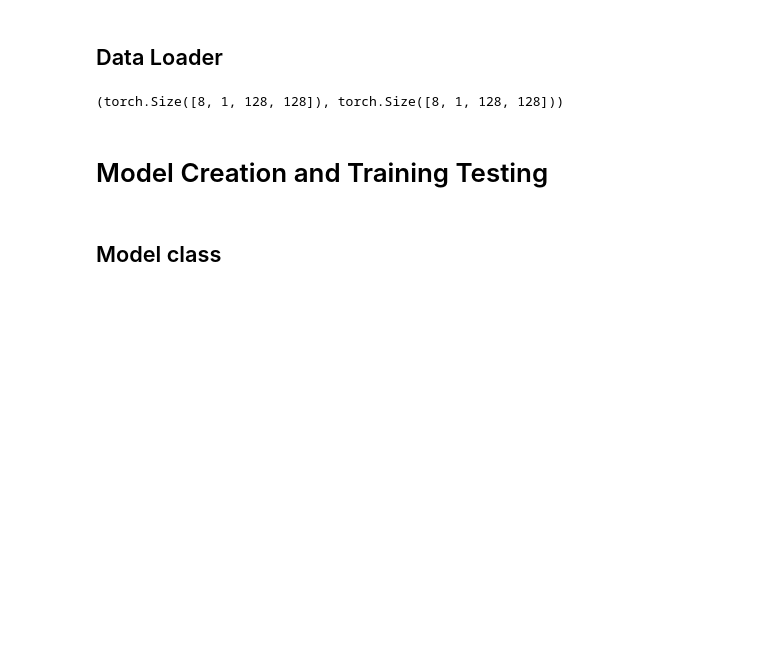
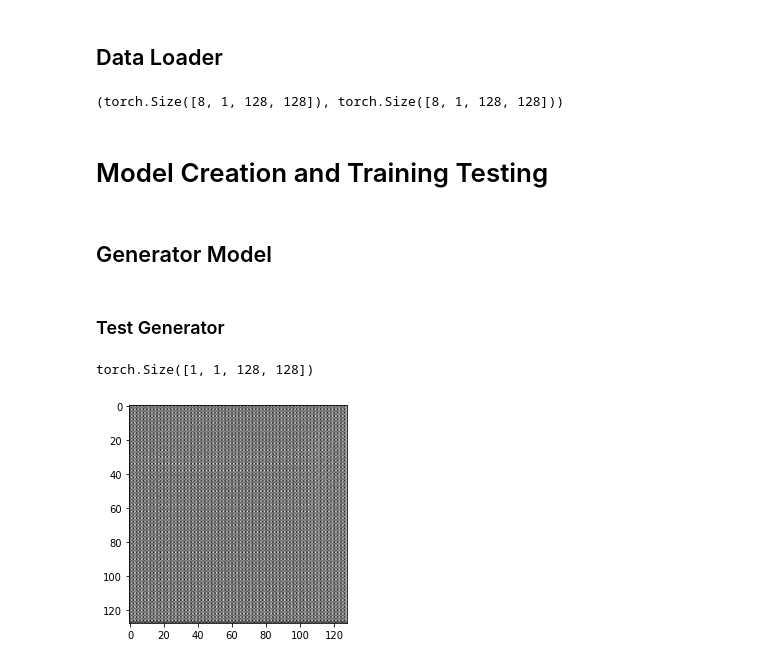
Before and after one commit to Zahidlab/OCT-classifier, a Jupyter notebook: OCT_Image_Denoiser_Pytorch.ipynb, the cells around one changed output. Saved outputs shown, nothing was run; the diff lists cells and outputs as text; code cells hidden in the pictures; blank space fills up the shorter version.

```diff
--- a/OCT_Image_Denoiser_Pytorch.ipynb
+++ b/OCT_Image_Denoiser_Pytorch.ipynb
@@ -52,3 +52,24 @@ for folder in os.listdir(first_first):
   noisy_image_path = join(folder_path, '1.tif')
 
   IMAGE_PATHS.append([noisy_image_path, clean_img_path])
+# %%
+# second dataset
+# IMAGE_PATHS = []
+for folder in sorted(os.listdir(second)):
+
+  folder_path = os.path.join(second, folder)
+
+  if os.path.isfile(folder_path):
+    continue
+
+  # clean_img = cv2.imread(join(folder_path, 'average.tif'), 0)
+  # noisy_image = cv2.imread(join(folder_path, '1.tif'), 0)
+  for img in os.listdir(folder_path):
+    if 'Averaged' in img:
+      print(f"clean {img}")
+      clean_img_path = join(folder_path, img)
+    elif 'Raw' in img:
+      print(f"noisy {img}")
+      noisy_image_path = join(folder_path, img)
+
+  IMAGE_PATHS.append([noisy_image_path, clean_img_path])
@@ -114,9 +153,9 @@ n.shape, c.shape
 # %% [markdown]
 # Model Creation and Training Testing
 # %% [markdown]
-## Model class
+## Generator Model
 # %%
-class AutoEncoder_CNN(nn.Module):
+class Generator(nn.Module):
 
   def __init__(self):
     super().__init__()
@@ -155,3 +194,17 @@ class AutoEncoder_CNN(nn.Module):
     # print(f"Shape of encoded: {encoded.shape}")
     decoded = self.decoder(encoded)
     return decoded
+# %% [markdown]
+### Test Generator
+# %%
+generator = Generator()
+
+x = n[0].unsqueeze(dim=1)
+
+result = generator(x)
+print(result.shape)
+with torch.inference_mode():
+  plt.imshow(result.squeeze(), cmap='gray')
+# %% [output]
+torch.Size([1, 1, 128, 128])
+[figure, added]
```
Also changed, not shown: parts of 23 cells of this notebook.
